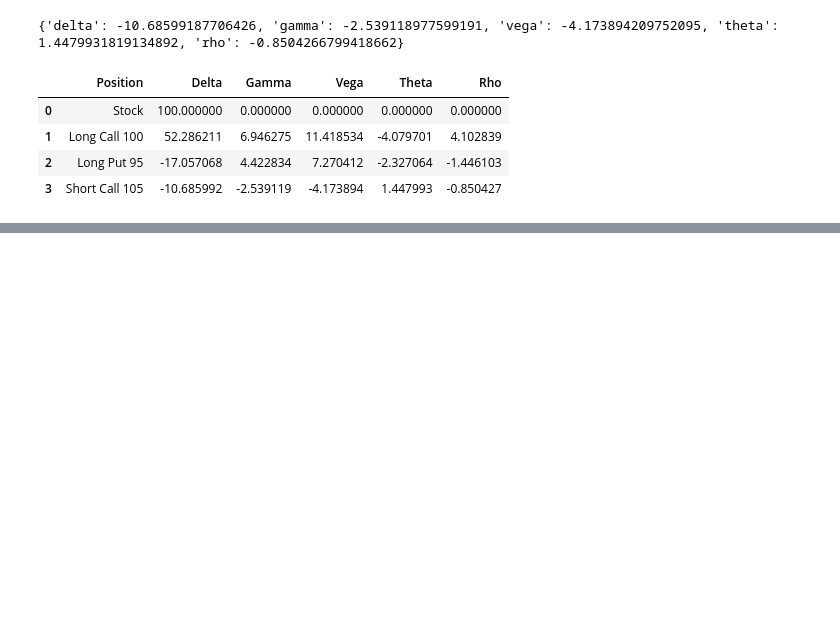
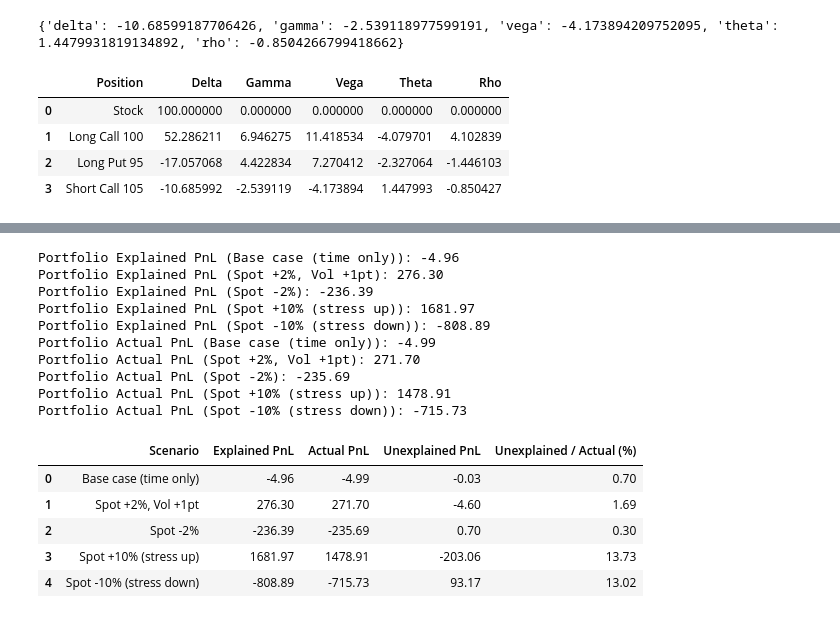
Before and after one commit to mie2510/market-risk-daily-report, a Jupyter notebook: 01_pnl_explain.ipynb, the cells around one changed output, grey strips where cells are left out. Cells and saved outputs as stored; diff of their text form; code cells hidden in the pictures; blank space fills up the shorter version.

Commit message:
Add portfolio PnL: Explain, Actual, Unexplain under different scenarios

```diff
--- a/01_pnl_explain.ipynb
+++ b/01_pnl_explain.ipynb
@@ -260,6 +269,5 @@ positions = [
     {"name": "Long Put 95",   "type": "put",   "K": 95,   "qty": 100},
     {"name": "Short Call 105","type": "call",  "K": 105,  "qty": -50},
 ]
-for pos in positions:
-    print(pos["name"], pos["qty"])
+pd.DataFrame(positions)
 # %% [output]
@@ -269,0 +279,9 @@ Short Call 105 -50
+# %%
+scenarios = [
+    {"name": "Base case (time only)", "S1": 100, "vol1": 0.20, "days": 1},
+    {"name": "Spot +2%, Vol +1pt",    "S1": 102, "vol1": 0.21, "days": 1},
+    {"name": "Spot -2%",              "S1": 98,  "vol1": 0.20, "days": 1},
+    {"name": "Spot +10% (stress up)", "S1": 110, "vol1": 0.20, "days": 1},
+    {"name": "Spot -10% (stress down)", "S1": 90, "vol1": 0.20, "days": 1},
+]
+pd.DataFrame(scenarios)
@@ -307,0 +337,3 @@ greeks_df
+# %%
+ptf_greeks = greeks_df.sum(numeric_only=True)
+ptf_greeks
@@ -307,0 +366,65 @@ greeks_df
+# %%
+# Explained PnL
+def ptf_pnl_explained (ptf_greeks, S0, S1, vol0,vol1,r0,r1,days) :
+    delta_PnL = (S1-S0) * ptf_greeks["Delta"]
+    gamma_PnL = 1/2 * ptf_greeks["Gamma"] * (S1-S0)**2
+    vega_PnL = ptf_greeks["Vega"] * (vol1 - vol0)*100
+    theta_PnL = ptf_greeks["Theta"] * days
+    rho_PnL = ptf_greeks["Rho"] * (r1-r0)*100
+    return sum([delta_PnL, gamma_PnL, vega_PnL, theta_PnL, rho_PnL])
+
+for scenario in scenarios:
+    explained = ptf_pnl_explained(ptf_greeks, S0, scenario["S1"], vol0, scenario["vol1"], r, r, scenario["days"])
+    print(f"Portfolio Explained PnL ({scenario['name']}): {explained:.2f}")
+
+# Actual PnL
+# price
+def position_price(pos,S,T,r,sigma) :
+    K = pos["K"]
+    if pos["type"] == "stock":
+        price = S
+    elif pos["type"] == "call":
+        price = bs_call_prices(S,K,T,r,sigma)
+    else:
+        price = bs_put_prices(S,K,T,r,sigma)
+    return price
+
+# Price by scenario
+rows = []
+for scenario in scenarios :
+    T1 = T0 - scenario["days"]/365
+    actual_pnl = 0
+    for position in positions:
+        price0 = position_price(position, S0, T0, r, vol0)
+        price1 = position_price(position, scenario["S1"], T1, r, scenario["vol1"])
+        actual_pnl += (price1 - price0) * position["qty"]
+    print(f"Portfolio Actual PnL ({scenario['name']}): {actual_pnl:.2f}")
+# Unexplained PnL
+    explained = ptf_pnl_explained(ptf_greeks, S0, scenario["S1"], vol0, scenario["vol1"], r, r, scenario["days"])
+    actual = actual_pnl
+    unexplained = actual - explained
+    rows.append({"Scenario" : scenario["name"],
+                 "Explained PnL": explained,
+                 "Actual PnL": actual,
+                 "Unexplained PnL": unexplained,
+    })
+results_df = pd.DataFrame(rows)
+results_df["Unexplained / Actual (%)"] = results_df["Unexplained PnL"].abs()/results_df["Actual PnL"].abs() * 100
+results_df.round(2)
+# %% [output]
+Portfolio Explained PnL (Base case (time only)): -4.96
+Portfolio Explained PnL (Spot +2%, Vol +1pt): 276.30
+Portfolio Explained PnL (Spot -2%): -236.39
+Portfolio Explained PnL (Spot +10% (stress up)): 1681.97
+Portfolio Explained PnL (Spot -10% (stress down)): -808.89
+Portfolio Actual PnL (Base case (time only)): -4.99
+Portfolio Actual PnL (Spot +2%, Vol +1pt): 271.70
+Portfolio Actual PnL (Spot -2%): -235.69
+Portfolio Actual PnL (Spot +10% (stress up)): 1478.91
+Portfolio Actual PnL (Spot -10% (stress down)): -715.73
+|  | Scenario | Explained PnL | Actual PnL | Unexplained PnL | Unexplained / Actual (%) |
+| 0 | Base case (time only) | -4.96 | -4.99 | -0.03 | 0.70 |
+| 1 | Spot +2%, Vol +1pt | 276.30 | 271.70 | -4.60 | 1.69 |
+| 2 | Spot -2% | -236.39 | -235.69 | 0.70 | 0.30 |
+| 3 | Spot +10% (stress up) | 1681.97 | 1478.91 | -203.06 | 13.73 |
+| 4 | Spot -10% (stress down) | -808.89 | -715.73 | 93.17 | 13.02 |
```
Also changed, not shown: parts of 20 cells of this notebook.
